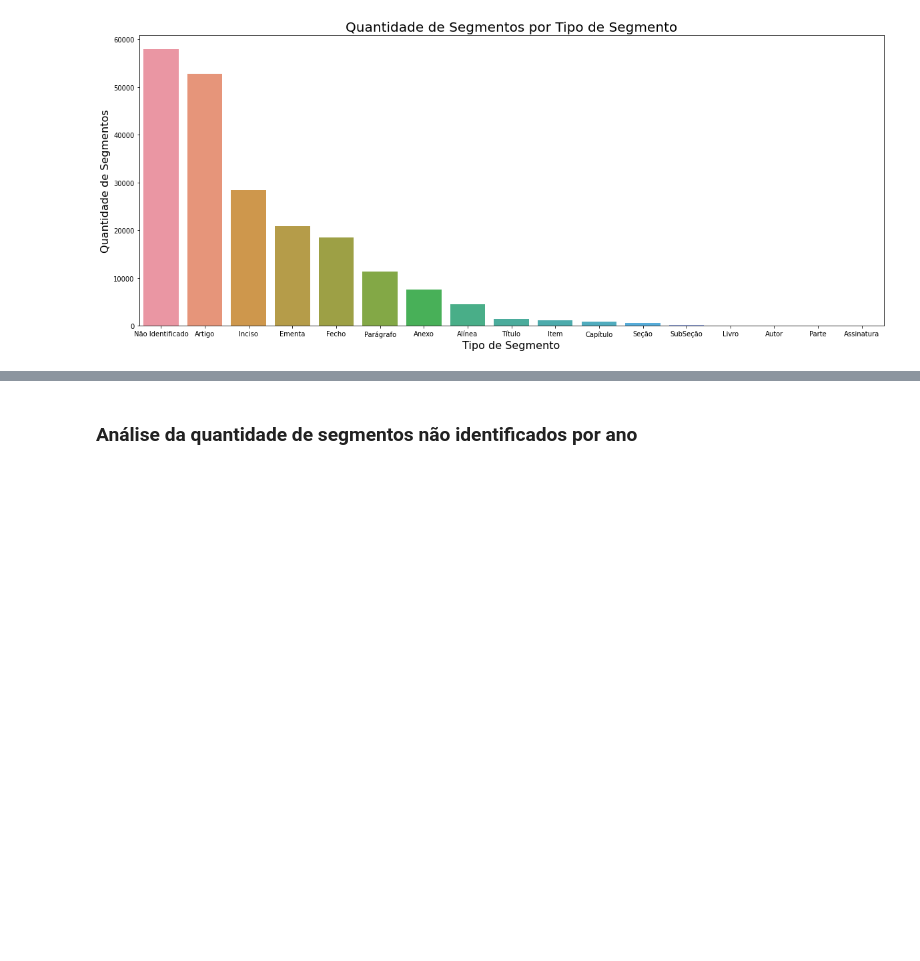
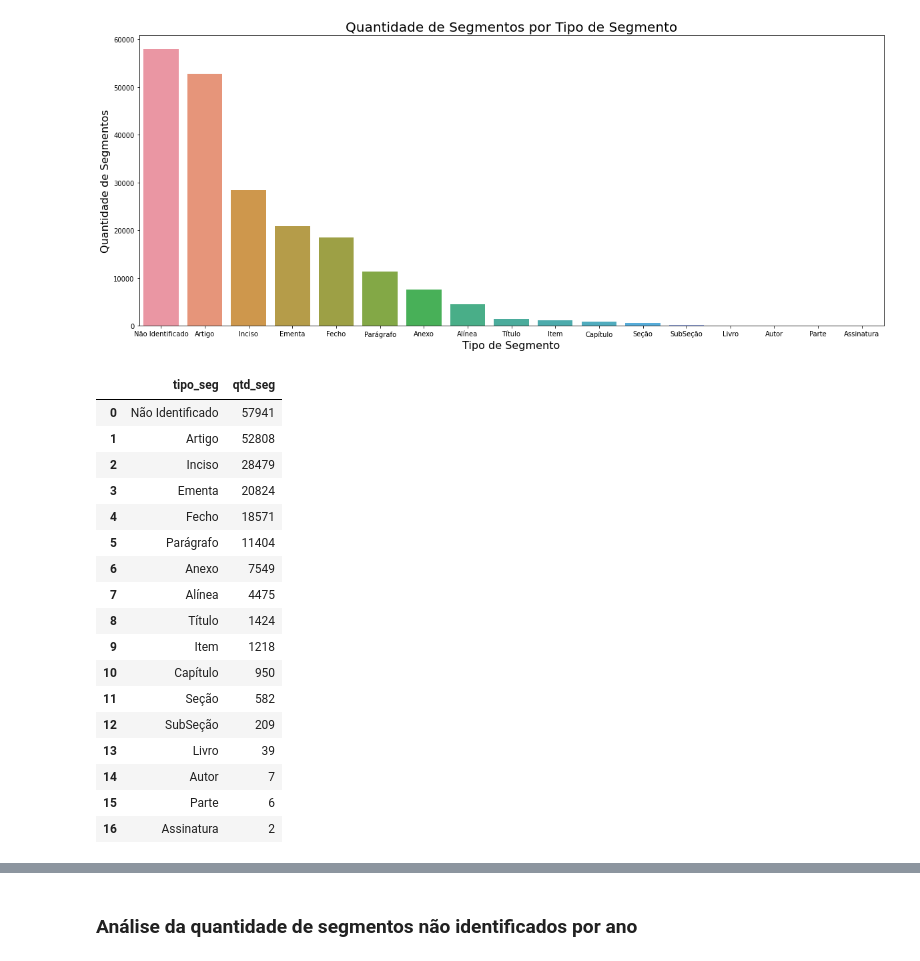
Before and after one commit to correialc/saan, a Jupyter notebook: analise-exploratoria.ipynb, the cells around one changed output, grey strips where cells are left out. Drawn from its saved outputs; the diff is of its cells as text; code cells hidden in the pictures; blank space fills up the shorter version.

```diff
--- a/analise-exploratoria.ipynb
+++ b/analise-exploratoria.ipynb
@@ -63,3 +81,24 @@ ax.set_xlabel('Tipo de Segmento', fontsize=16)
 plt.show()
 # %% [output]
 [figure]
+# %%
+qtd_seg_tipo
+# %% [output]
+|  | tipo_seg | qtd_seg |
+| 0 | Não Identificado | 57941 |
+| 1 | Artigo | 52808 |
+| 2 | Inciso | 28479 |
+| 3 | Ementa | 20824 |
+| 4 | Fecho | 18571 |
+| 5 | Parágrafo | 11404 |
+| 6 | Anexo | 7549 |
+| 7 | Alínea | 4475 |
+| 8 | Título | 1424 |
+| 9 | Item | 1218 |
+| 10 | Capítulo | 950 |
+| 11 | Seção | 582 |
+| 12 | SubSeção | 209 |
+| 13 | Livro | 39 |
+| 14 | Autor | 7 |
+| 15 | Parte | 6 |
+| 16 | Assinatura | 2 |
```
Also changed, not shown: parts of 9 cells of this notebook.
